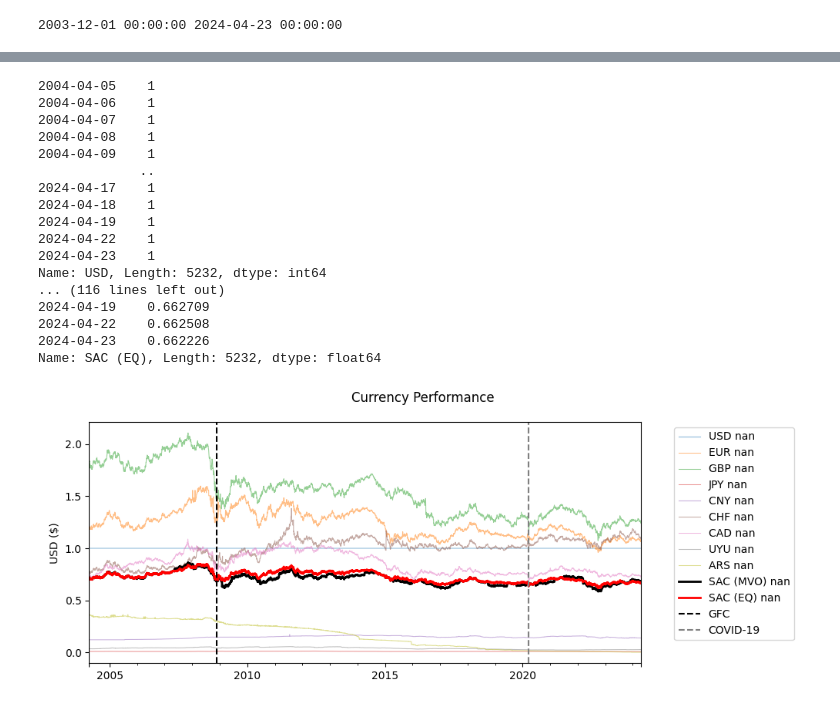
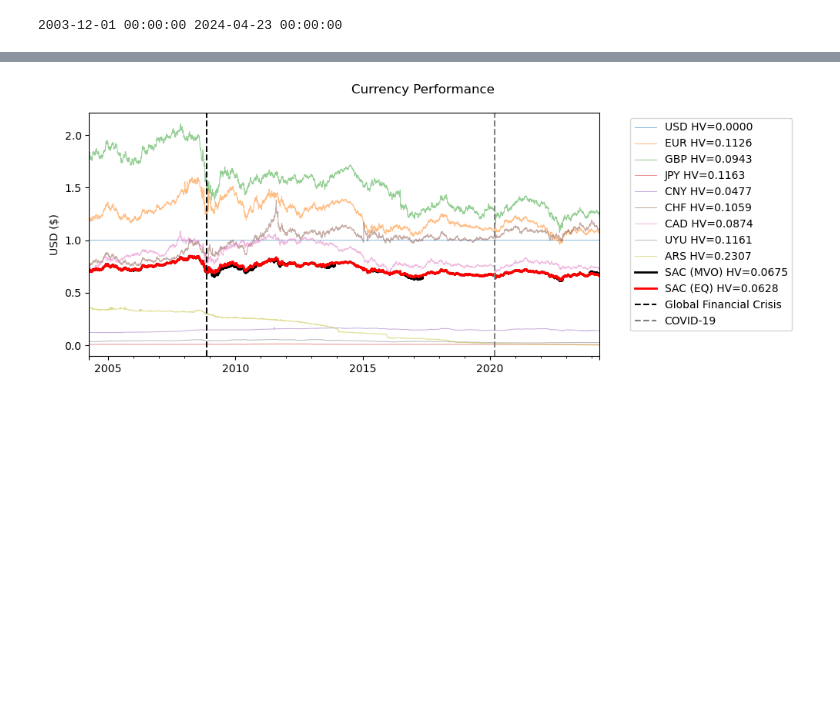
Before and after one commit to CELtd/cel, a Jupyter notebook: notebooks/argentina/v2.ipynb, the cells around one changed output, grey strips where cells are left out. Cells and saved outputs as stored; diff of their text form; code cells hidden in the pictures; blank space fills up the shorter version.

```diff
--- a/notebooks/argentina/v2.ipynb
+++ b/notebooks/argentina/v2.ipynb
@@ -240,51 +260,34 @@ plt.savefig('SAC_debug.png')
 # %%
 fig, axx = plt.subplots(nrows=1, ncols=1, figsize=(10, 4))
 plot_currencies = currencies_for_basket.copy()
 plot_currencies.append('SAC (MVO)')
 plot_currencies.append('SAC (EQ)')
 plot_df = df_output_raw[plot_currencies]
 # add argentina
 plot_df['ARS'] = ars_df['Adj Close'].loc[plot_df.index]
 plot_order = ['USD', 'EUR', 'GBP', 'JPY', 'CNY', 'CHF', 'CAD', 'UYU', 'ARS', 'SAC (MVO)', 'SAC (EQ)']
 for p in plot_order:
     alpha = 1 if 'SAC' in p else 0.5
     line_width = 2 if 'SAC' in p else 0.75
     yy = plot_df[p]
-    log_returns = np.log(yy.pct_change())
+    log_returns = np.log(yy.pct_change() + 1)
     hv = log_returns.std() * np.sqrt(252)
-    l = p + ' %0.06f' % hv
+    l = p + ' HV=%0.04f' % hv
     if 'SAC' in p:
         if 'MVO' in p:
             plot_df[p].plot(label=l, alpha=alpha, linewidth=line_width, color='k', ax=axx)
         elif 'EQ' in p:
             plot_df[p].plot(label=l, alpha=alpha, linewidth=line_width, color='r', ax=axx)
     else:
         plot_df[p].plot(label=l, alpha=alpha, linewidth=line_width, ax=axx)
 
-axx.axvline(x='11-20-2008', color='k', linestyle='--', label='GFC')
+axx.axvline(x='11-20-2008', color='k', linestyle='--', label='Global Financial Crisis')
 axx.axvline(x='03-16-2020', color='grey', linestyle='--', label='COVID-19')
 axx.legend(bbox_to_anchor=(1.05, 1), loc='upper left')
 axx.set_ylabel('USD ($)')
 plt.suptitle('Currency Performance')
 plt.tight_layout()
 
 plt.savefig('SAC.png')
 # %% [output]
-2004-04-05    1
-2004-04-06    1
-2004-04-07    1
-2004-04-08    1
-2004-04-09    1
-             ..
-2024-04-17    1
-2024-04-18    1
-2024-04-19    1
-2024-04-22    1
-2024-04-23    1
-Name: USD, Length: 5232, dtype: int64
-... (116 lines left out)
-2024-04-19    0.662709
-2024-04-22    0.662508
-2024-04-23    0.662226
-Name: SAC (EQ), Length: 5232, dtype: float64
-[figure, old version]
+[figure, new version]
```
Also changed, not shown: parts of 3 cells of this notebook.
